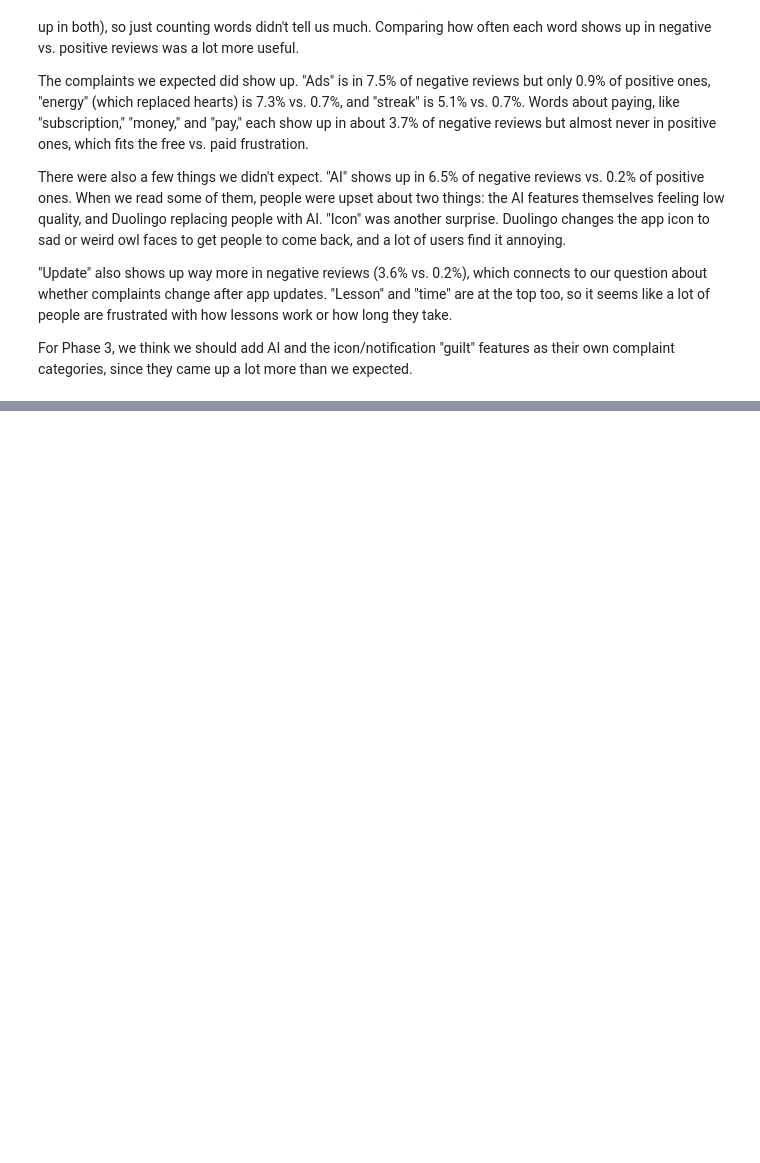
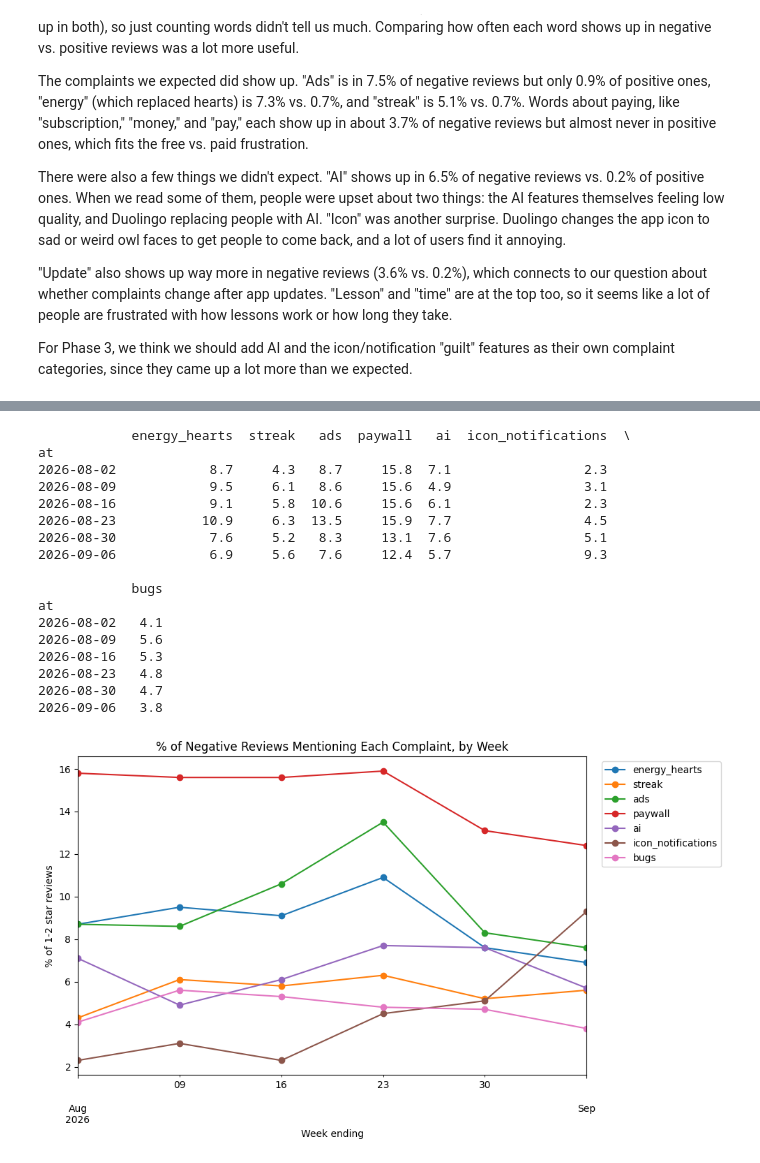
Before and after one commit to Teenna-Pachika/info4360-duolingo-reviews, a Jupyter notebook: notebooks/01_exploration_keywords_claude.ipynb, the cells around one changed output, grey strips where cells are left out. Drawn from its saved outputs; the diff is of its cells as text; code cells hidden in the pictures; blank space fills up the shorter version.

```diff
--- a/notebooks/01_exploration_keywords_claude.ipynb
+++ b/notebooks/01_exploration_keywords_claude.ipynb
@@ -350,0 +400,32 @@ For Phase 3, we think we should add AI and the icon/notification "guilt" feature
+# %%
+# Calculating the % of negative reviews in each category, by week
+weekly_cats = (neg.set_index("at")[list(CATEGORIES)].resample("W").mean() * 100).round(1)
+print(weekly_cats)
+
+# Plotting how each complaint changes week to week
+weekly_cats.plot(marker="o", figsize=(10, 6))
+plt.title("% of Negative Reviews Mentioning Each Complaint, by Week")
+plt.xlabel("Week ending")
+plt.ylabel("% of 1-2 star reviews")
+plt.legend(bbox_to_anchor=(1.02, 1), loc="upper left")
+plt.tight_layout()
+plt.show()
+# %% [output]
+            energy_hearts  streak   ads  paywall   ai  icon_notifications  \
+at
+2026-08-02            8.7     4.3   8.7     15.8  7.1                 2.3
+2026-08-09            9.5     6.1   8.6     15.6  4.9                 3.1
+2026-08-16            9.1     5.8  10.6     15.6  6.1                 2.3
+2026-08-23           10.9     6.3  13.5     15.9  7.7                 4.5
+2026-08-30            7.6     5.2   8.3     13.1  7.6                 5.1
+2026-09-06            6.9     5.6   7.6     12.4  5.7                 9.3
+
+            bugs
+at
+2026-08-02   4.1
+2026-08-09   5.6
+2026-08-16   5.3
+2026-08-23   4.8
+2026-08-30   4.7
+2026-09-06   3.8
+[figure, added]
```
Also changed, not shown: parts of 4 cells of this notebook.
